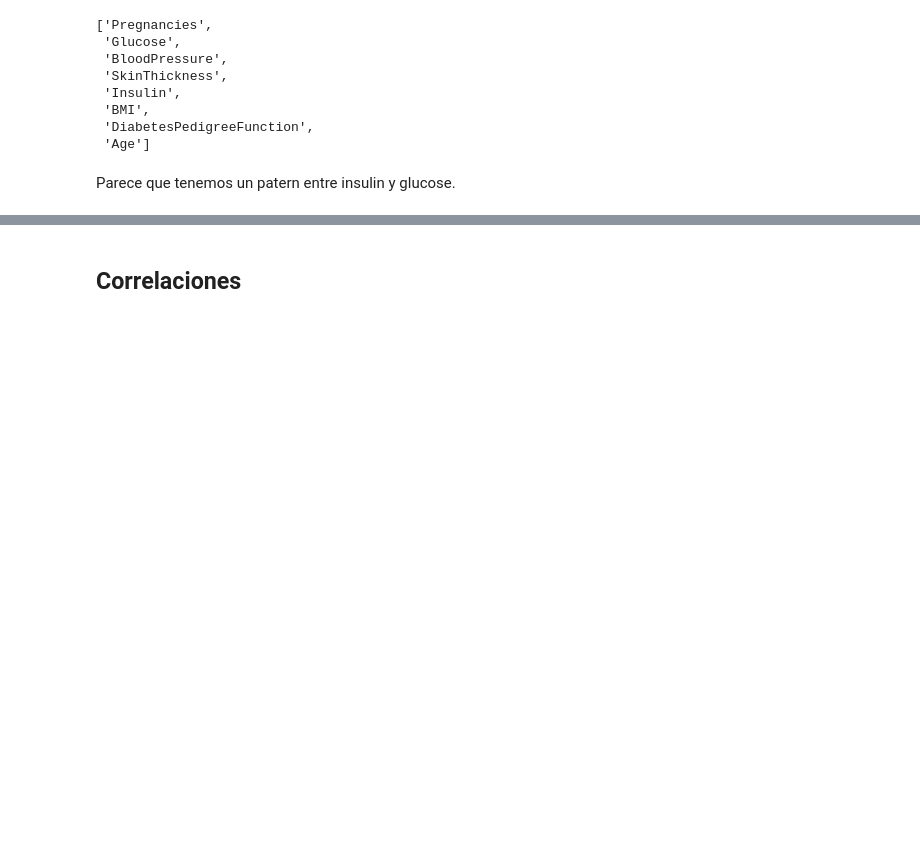
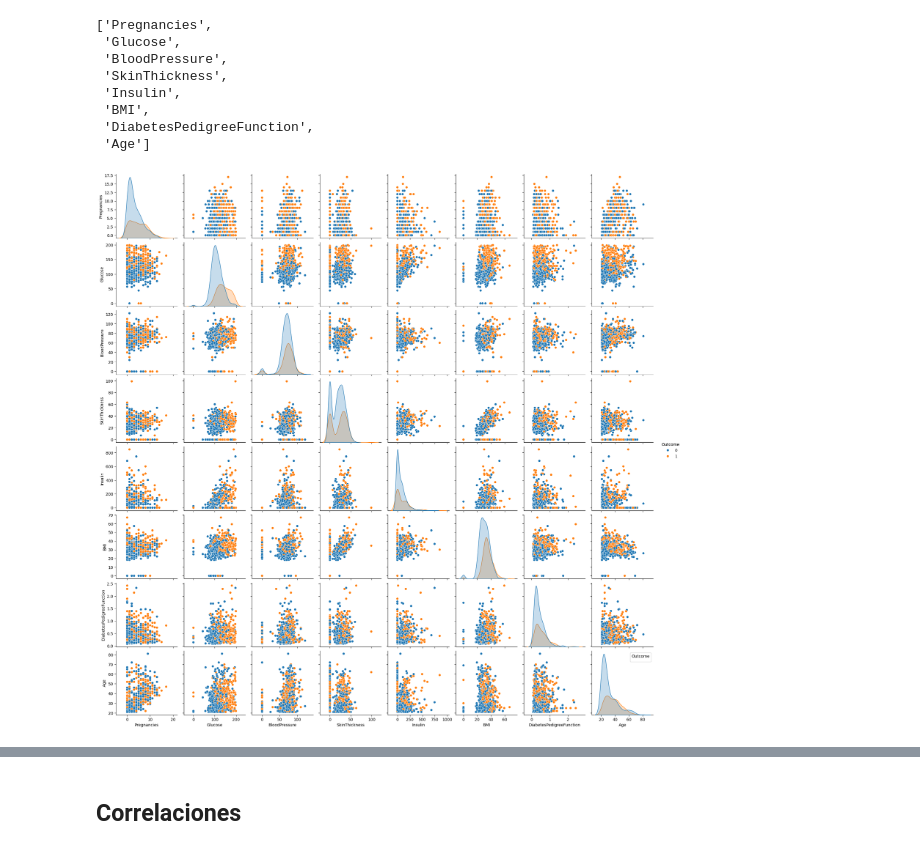
Before and after one commit to Amauryesic/Proyecto_ml, a Jupyter notebook: src/EDA.ipynb, the cells around one changed output, grey strips where cells are left out. Cells and saved outputs as stored; diff of their text form; code cells hidden in the pictures; blank space fills up the shorter version.

```diff
--- a/src/EDA.ipynb
+++ b/src/EDA.ipynb
@@ -251,8 +264,8 @@ num_cols
  'DiabetesPedigreeFunction',
  'Age']
 # %%
-#sns.pairplot(df_raw[num_cols + ['Outcome']], diag_kind='kde', hue='Outcome')
-#plt.legend(title='Outcome')
-#plt.show()
+sns.pairplot(df_raw[num_cols + ['Outcome']], diag_kind='kde', hue='Outcome')
+plt.legend(title='Outcome')
+plt.show()
+# %% [output]
+[figure, added]
-# %% [markdown]
-Parece que tenemos un patern entre insulin y glucose.
```
Also changed, not shown: parts of 31 cells of this notebook, 2 other files.
